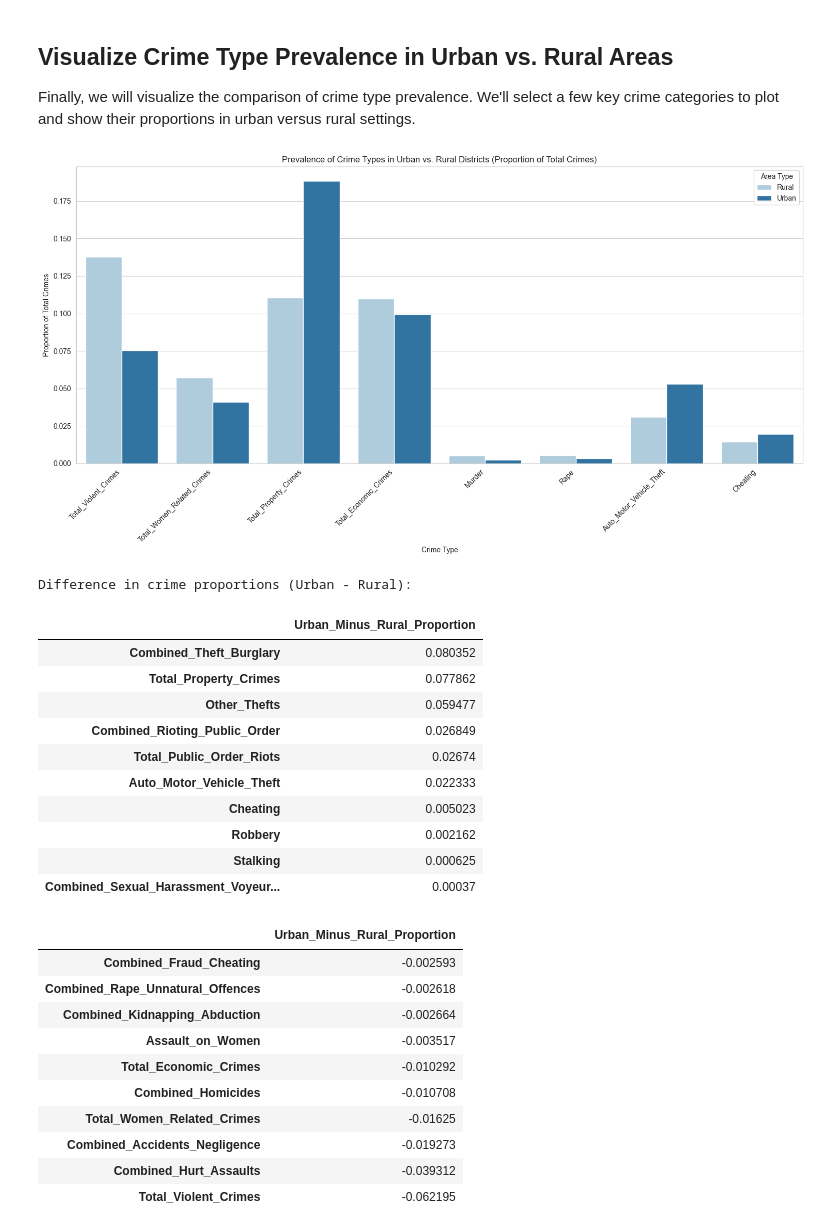
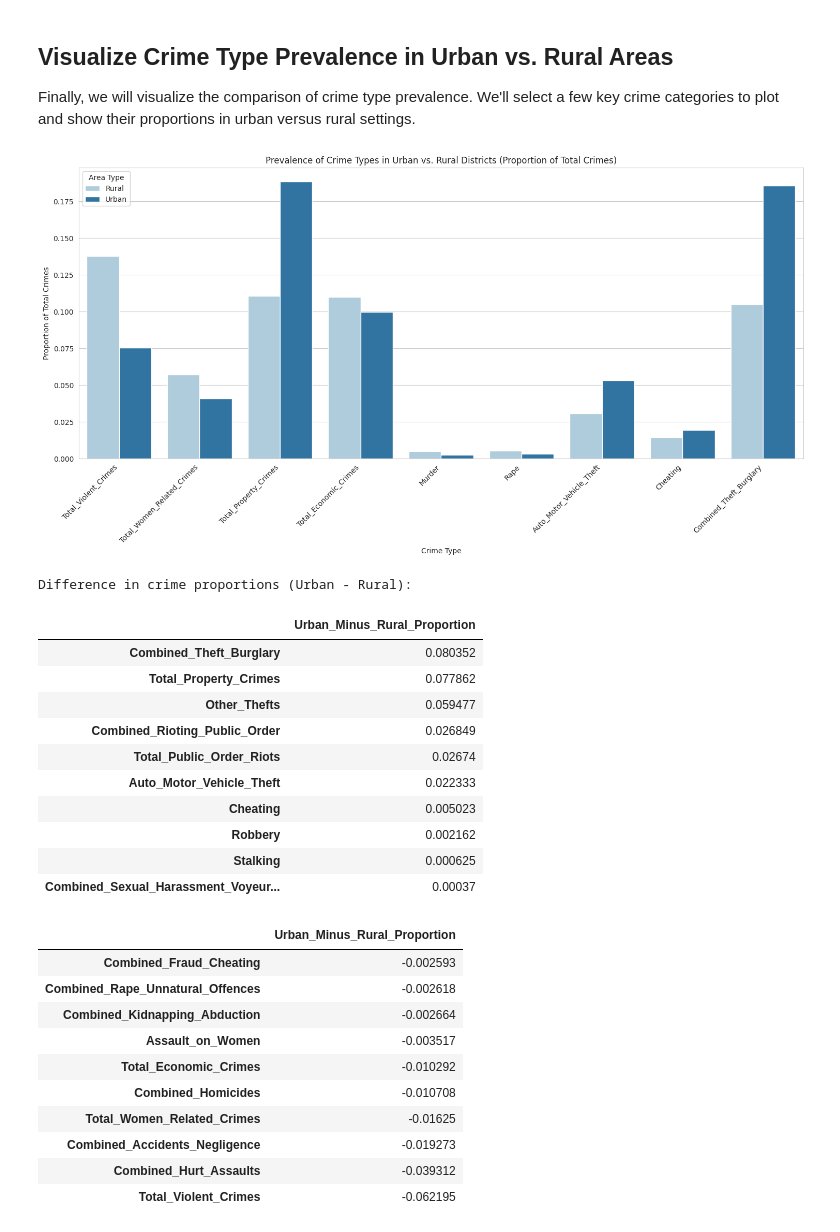
Before and after one commit to nexus9601/District-wise-Crime-Analysis, a Jupyter notebook: Crime_Analysis_(2017_2022).ipynb, the cells around one changed output. Drawn from its saved outputs; the diff is of its cells as text; code cells hidden in the pictures.

```diff
--- a/Crime_Analysis_(2017_2022).ipynb
+++ b/Crime_Analysis_(2017_2022).ipynb
@@ -12,7 +12,7 @@ import seaborn as sns
 # %% [markdown]
 # **Importing the Dataset**
 # %%
-df = pd.read_csv(r"N:\SEM 4\Analytical Project\Git\District-wise-Crime-Analysis-\districtwise-ipc-crimes-2017-onwards.xlsx - districtwise-ipc-crimes-2017-on.csv")
+df = pd.read_csv(r"/content/districtwise-ipc-crimes-2017-onwards.xlsx - districtwise-ipc-crimes-2017-on.csv")
 df
 # %% [output]
 |  | id | year | state_name | state_code | district_name | district_code | registration_circles | murder | ... |
@@ -1156,7 +1156,8 @@ crime_categories_for_comparison = [
     'Murder',
     'Rape',
     'Auto_Motor_Vehicle_Theft',
-    'Cheating'
+    'Cheating',
+    'Combined_Theft_Burglary'
 ]
 
 # Melt the DataFrame for easier plotting with seaborn
@@ -1167,34 +1168,34 @@ df_plot = urban_rural_crime_proportions[['Urban_Rural_Classification'] + crime_c
 )
 
 plt.figure(figsize=(15, 8))
 sns.barplot(x='Crime_Type', y='Proportion', hue='Urban_Rural_Classification', data=df_plot, palette='Paired')
 plt.title('Prevalence of Crime Types in Urban vs. Rural Districts (Proportion of Total Crimes)')
 plt.xlabel('Crime Type')
 plt.ylabel('Proportion of Total Crimes')
 plt.xticks(rotation=45, ha='right')
 plt.legend(title='Area Type')
 plt.tight_layout()
 plt.show()
 
 # You can also analyze the absolute differences in proportions
 urban_proportions = urban_rural_crime_proportions[urban_rural_crime_proportions['Urban_Rural_Classification'] == 'Urban'].drop(columns=['Urban_Rural_Classification', 'Total_Crimes']).reset_index(drop=True)
 rural_proportions = urban_rural_crime_proportions[urban_rural_crime_proportions['Urban_Rural_Classification'] == 'Rural'].drop(columns=['Urban_Rural_Classification', 'Total_Crimes']).reset_index(drop=True)
 
 # Subtracting now results in a single row DataFrame
 difference_df = urban_proportions - rural_proportions
 
 # Transpose to make crime types index and the difference a column
 difference_in_proportions = difference_df.transpose()
 difference_in_proportions.columns = ['Urban_Minus_Rural_Proportion']
 
 # Now sort by the newly named column
 difference_in_proportions = difference_in_proportions.sort_values(by='Urban_Minus_Rural_Proportion', ascending=False)
 
 print("\nDifference in crime proportions (Urban - Rural):")
 display(difference_in_proportions.head(10))
 display(difference_in_proportions.tail(10))
 # %% [output]
-[figure, old version]
+[figure, new version]
 Difference in crime proportions (Urban - Rural):
 |  | Urban_Minus_Rural_Proportion |
 | Combined_Theft_Burglary | 0.080352 |
```
Also changed, not shown: parts of 9 cells of this notebook.
